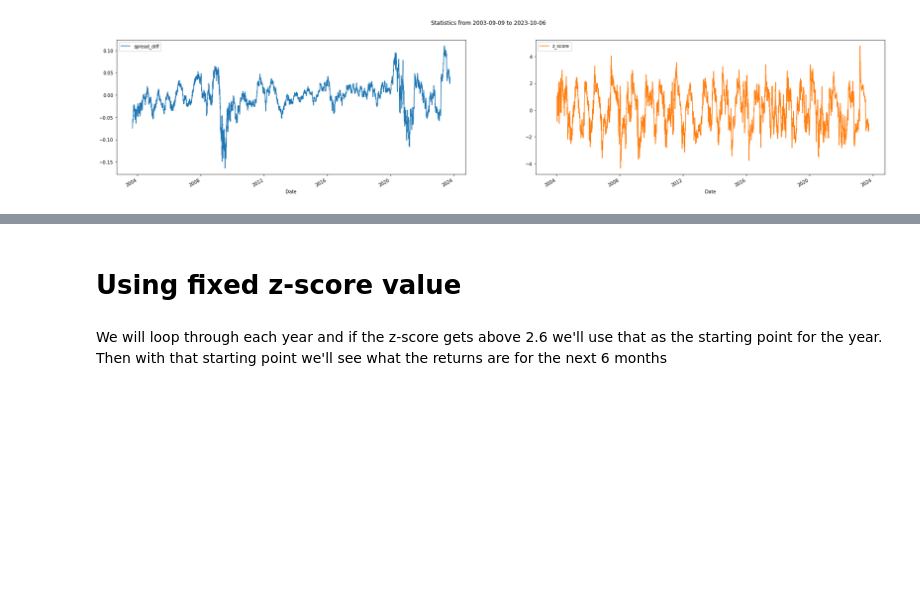
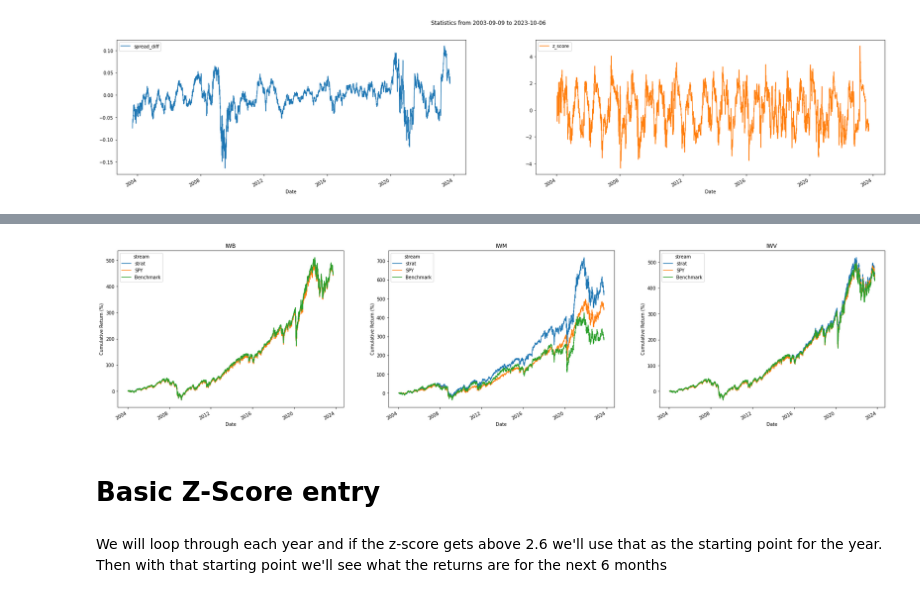
Before and after one commit to diegodalvarez/MarketConcentration, a Jupyter notebook: notebooks/ReturnsPlayback.ipynb, the cells around one changed output, grey strips where cells are left out. Cells and saved outputs as stored; diff of their text form; code cells hidden in the pictures; blank space fills up the shorter version.

```diff
--- a/notebooks/ReturnsPlayback.ipynb
+++ b/notebooks/ReturnsPlayback.ipynb
@@ -47,5 +106,35 @@ plt.show()
+# %%
+df_wider = (df_port.drop(
+    columns = ["signal"]).
+    pivot(index = "Date", columns = "ticker", values = ["value", "spy_rtn", "port_rtn"]))
+
+df_cum = (np.cumprod(1 + df_wider) - 1) * 100
+df_longer = (df_cum.reset_index().melt(
+    id_vars = "Date", var_name = ["stream", "ticker"], value_name = "rtn"))
+# %%
+tickers = df_longer.ticker.drop_duplicates().to_list()
+fig, axes = plt.subplots(ncols = len(tickers), figsize = (30, 7))
+
+for i, ticker in enumerate(tickers):
+
+    (df_longer.query(
+        "ticker == @ticker").
+        drop(columns = ["ticker"]).
+        pivot(index = "Date", columns = "stream", values = "rtn").
+        rename(columns = {
+            "port_rtn": "strat",
+            "spy_rtn": "SPY",
+            "value": "Benchmark"}).
+        plot(
+            ax = axes[i],
+            title = ticker,
+            ylabel = "Cumulative Return (%)"))
+
+plt.show()
+# %% [output]
+[figure, added]
 # %% [markdown]
-# Using fixed z-score value
+# Basic Z-Score entry
 # %% [markdown]
 We will loop through each year and if the z-score gets above 2.6 we'll use that as the starting point for the year. Then with that starting point we'll see what the returns are for the next 6 months
 # %%
```
Also changed, not shown: parts of 10 cells of this notebook, 1 other file.
